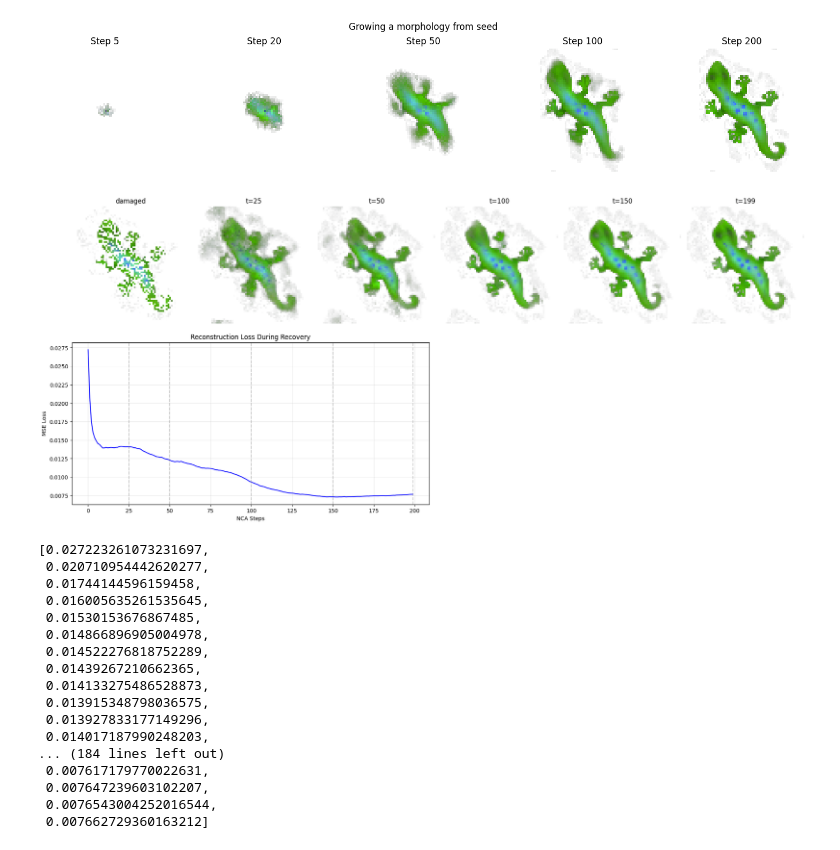
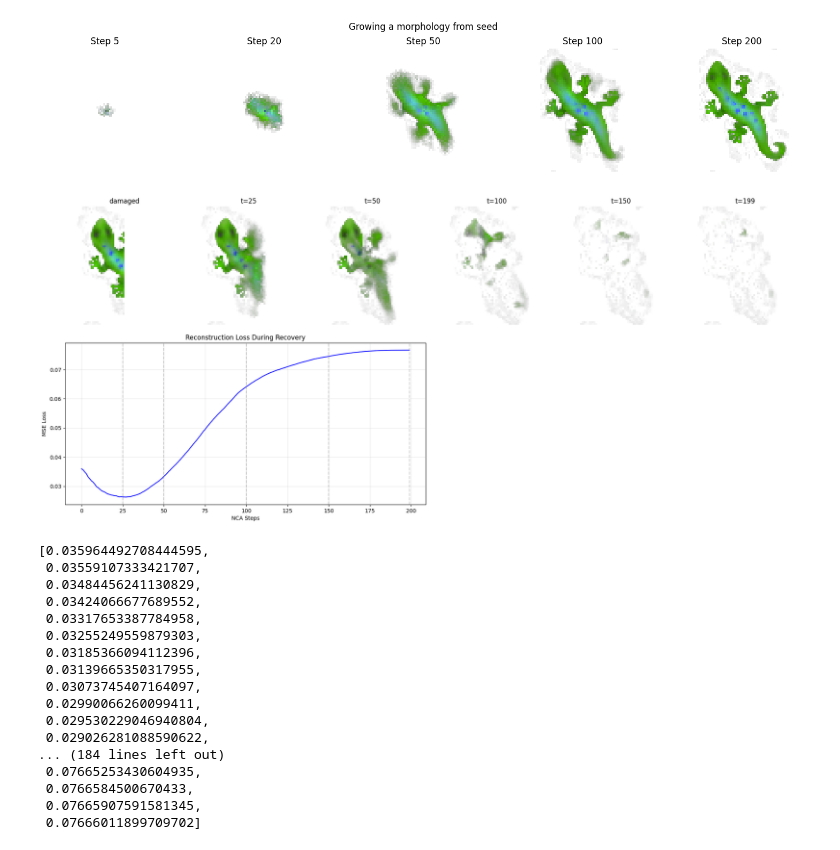
Before and after one commit to lshofsl/Advanced-topics-in-PoD-project-, a Jupyter notebook: EBM_NCA_baseline.ipynb, the cells around one changed output. Drawn from its saved outputs; the diff is of its cells as text; code cells hidden in the pictures.

```diff
--- a/EBM_NCA_baseline.ipynb
+++ b/EBM_NCA_baseline.ipynb
@@ -484,23 +484,23 @@ def visualize_regeneration(nca, seed, base, damage,
 
     return loss_recovery
 # %%
-visualize_regeneration(nca, seed, base, "random")
+visualize_regeneration(nca, seed, base, "right_half")
 # %% [output]
-[figure, old version]
+[figure, new version]
-[0.027223261073231697,
- 0.020710954442620277,
- 0.01744144596159458,
- 0.016005635261535645,
- 0.01530153676867485,
- 0.014866896905004978,
- 0.014522276818752289,
- 0.01439267210662365,
- 0.014133275486528873,
- 0.013915348798036575,
- 0.013927833177149296,
- 0.014017187990248203,
+[0.035964492708444595,
+ 0.03559107333421707,
+ 0.03484456241130829,
+ 0.03424066677689552,
+ 0.03317653387784958,
+ 0.03255249559879303,
+ 0.03185366094112396,
+ 0.03139665350317955,
+ 0.03073745407164097,
+ 0.02990066260099411,
+ 0.029530229046940804,
+ 0.029026281088590622,
 ... (184 lines left out)
- 0.007617179770022631,
- 0.007647239603102207,
- 0.0076543004252016544,
- 0.007662729360163212]
+ 0.07665253430604935,
+ 0.0766584500670433,
+ 0.07665907591581345,
+ 0.07666011899709702]
```
Also changed, not shown: parts of 1 cell of this notebook.
